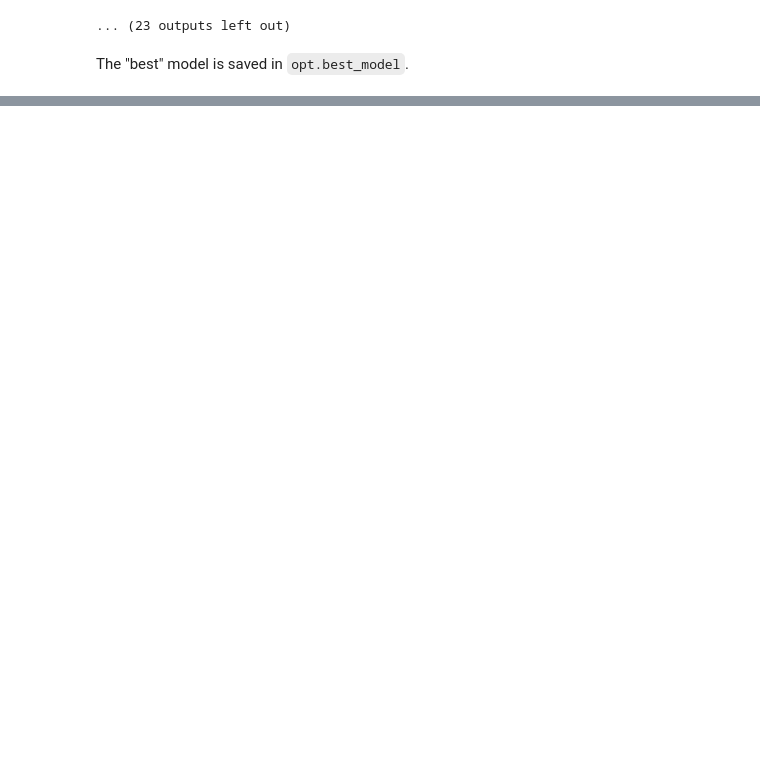
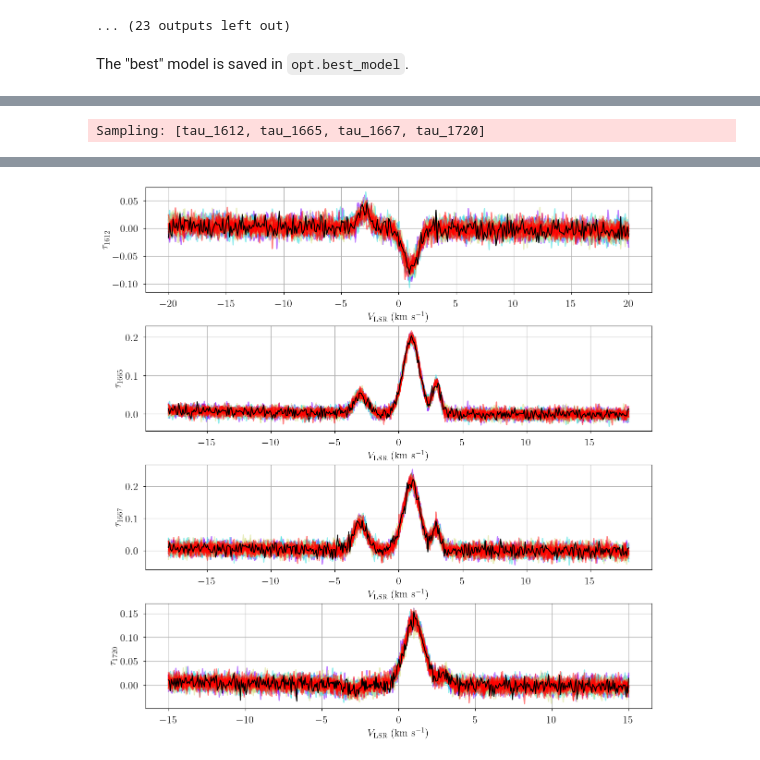
Before and after one commit to tvwenger/amoeba2, a Jupyter notebook: docs/source/notebooks/optimization.ipynb, the cells around one changed output, grey strips where cells are left out. Cells and saved outputs as stored; diff of their text form; code cells hidden in the pictures; blank space fills up the shorter version.

```diff
--- a/docs/source/notebooks/optimization.ipynb
+++ b/docs/source/notebooks/optimization.ipynb
@@ -230,0 +231,10 @@ Best model has n_clouds = 3
+# %%
+from bayes_spec.plots import plot_predictive
+
+posterior = opt.best_model.sample_posterior_predictive(
+    thin=100, # keep one in {thin} posterior samples
+)
+axes = plot_predictive(opt.best_model.data, posterior.posterior_predictive)
+axes.ravel()[0].figure.set_size_inches(12, 12)
+# %% [output]
+Sampling: [tau_1612, tau_1665, tau_1667, tau_1720]
@@ -230,0 +244 @@ Best model has n_clouds = 3
+[figure, added]
```
Also changed, not shown: parts of 5 cells of this notebook, 8 other files.
